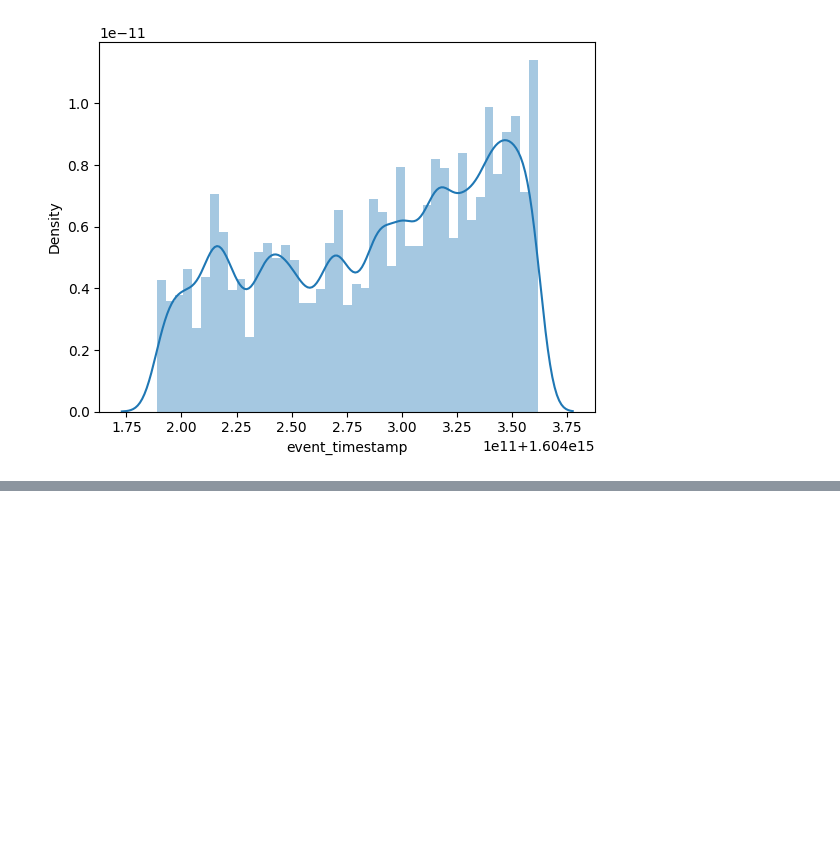
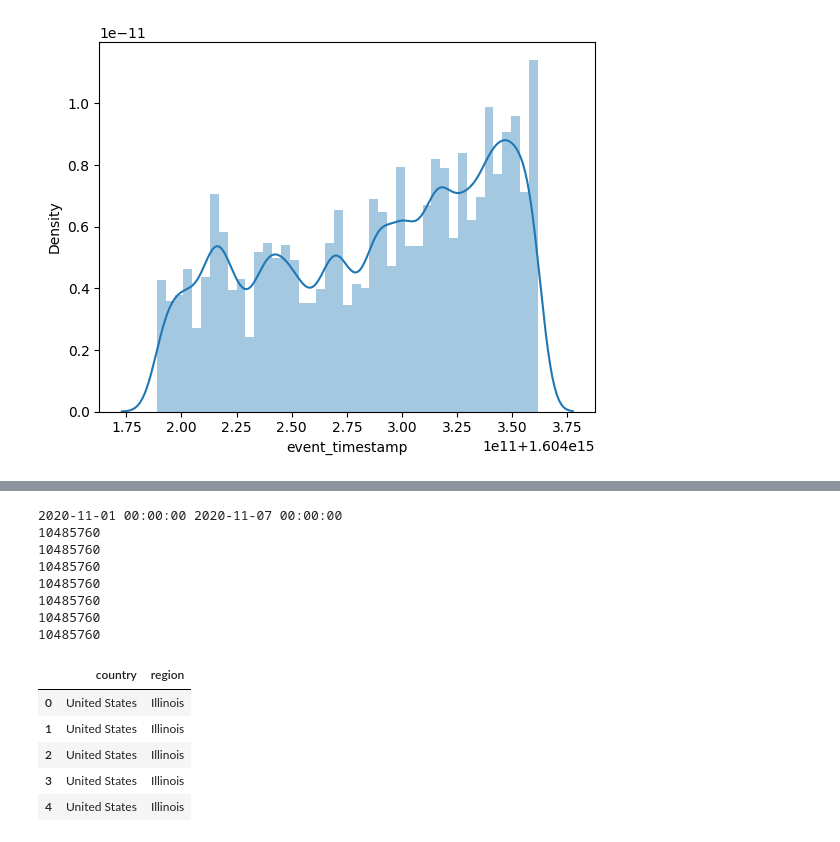
Before and after one commit to capac/python-bigquery-starter, a Jupyter notebook: bigquery.ipynb, the cells around one changed output, grey strips where cells are left out. Saved outputs shown, nothing was run; the diff lists cells and outputs as text; code cells hidden in the pictures; blank space fills up the shorter version.

```diff
--- a/bigquery.ipynb
+++ b/bigquery.ipynb
@@ -45,6 +46,7 @@ query = client.query(
 """)
 # %%
 # Convert output into a pandas dataframe
+pd.set_option('display.max_columns', None)
 df = query.to_dataframe()
 df.head()
 # %% [output]
@@ -288,0 +296,53 @@ https://gist.github.com/mwaskom/de44147ed2974457ad6372750bbe5751
+# %%
+# Start day 1/11/2020
+start_date = datetime(2020,11,1) #(y,m,d,h,m)
+
+# Our date_end is start_date + 6 days
+end_date = start_date + timedelta(days=6)
+
+# Rest of the week (2020-11-01 + 6 days)
+print(start_date, end_date)
+
+# Date range
+dates = pd.date_range(start_date, end_date)
+
+# Define variables
+project = "bigquery-public-data"
+dataset = "ga4_obfuscated_sample_ecommerce"
+table = 'events'
+region_data = {}
+region_df = pd.DataFrame(region_data)
+
+# For loop to get info for multiple dates
+for date in dates:
+    # Put dates into strings
+    date = date.strftime('%Y%m%d')
+    query_string = f"""
+    SELECT
+      geo.country AS country,
+      geo.region AS region,
+      # geo.city AS city
+    FROM
+      `{project}.{dataset}.{table}_{date}`
+    """
+    data = sql(client, query_string)
+    # Concatenate the info into dataframe for each date
+    df = pd.concat([region_df, data], axis=0)
+# Reset the index
+df.reset_index(inplace=True, drop=True)
+df.head()
+# %% [output]
+2020-11-01 00:00:00 2020-11-07 00:00:00
+10485760
+10485760
+10485760
+10485760
+10485760
+10485760
+10485760
+|  | country | region |
+| 0 | United States | Illinois |
+| 1 | United States | Illinois |
+| 2 | United States | Illinois |
+| 3 | United States | Illinois |
+| 4 | United States | Illinois |
```
Also changed, not shown: parts of 6 cells of this notebook.
